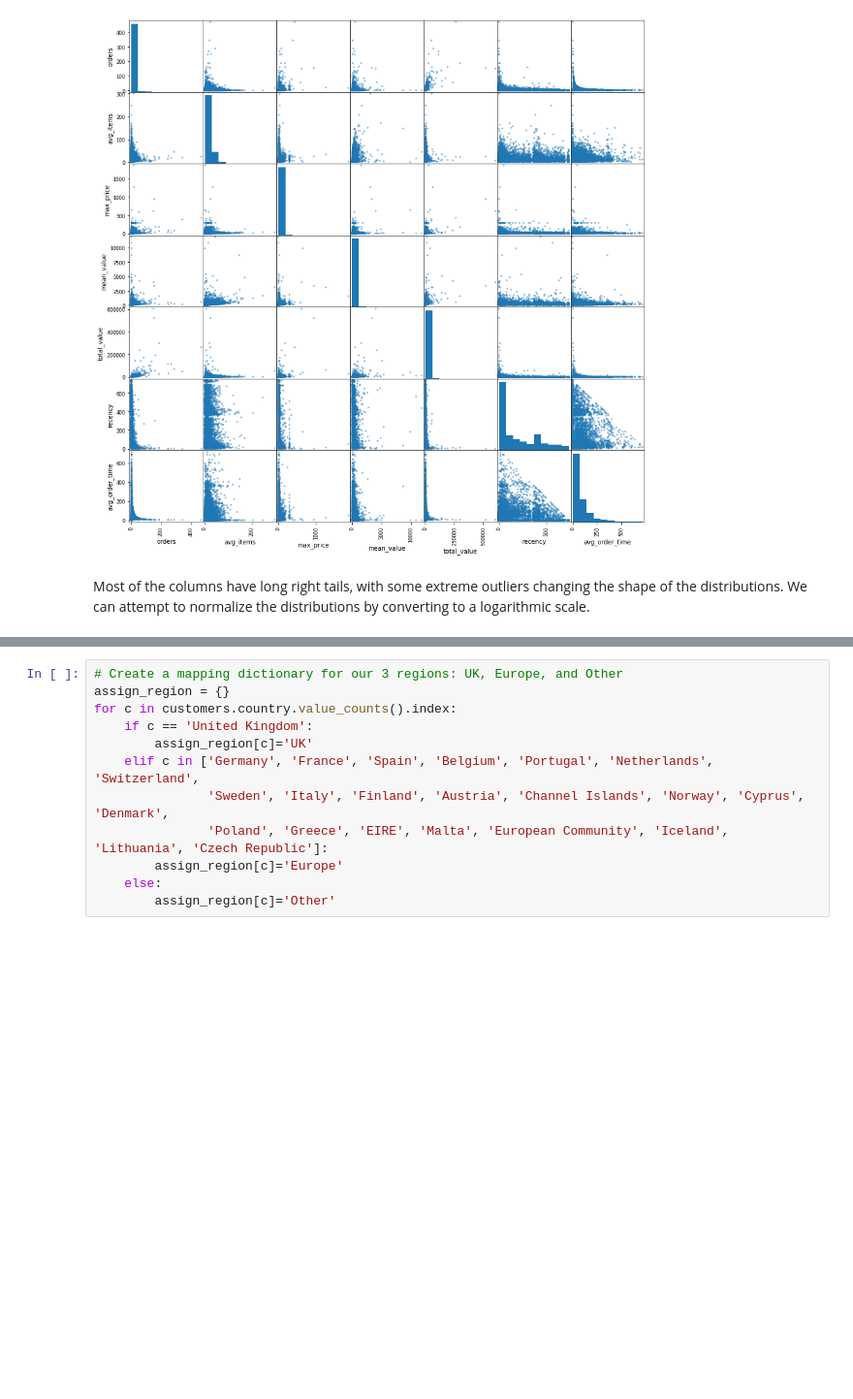
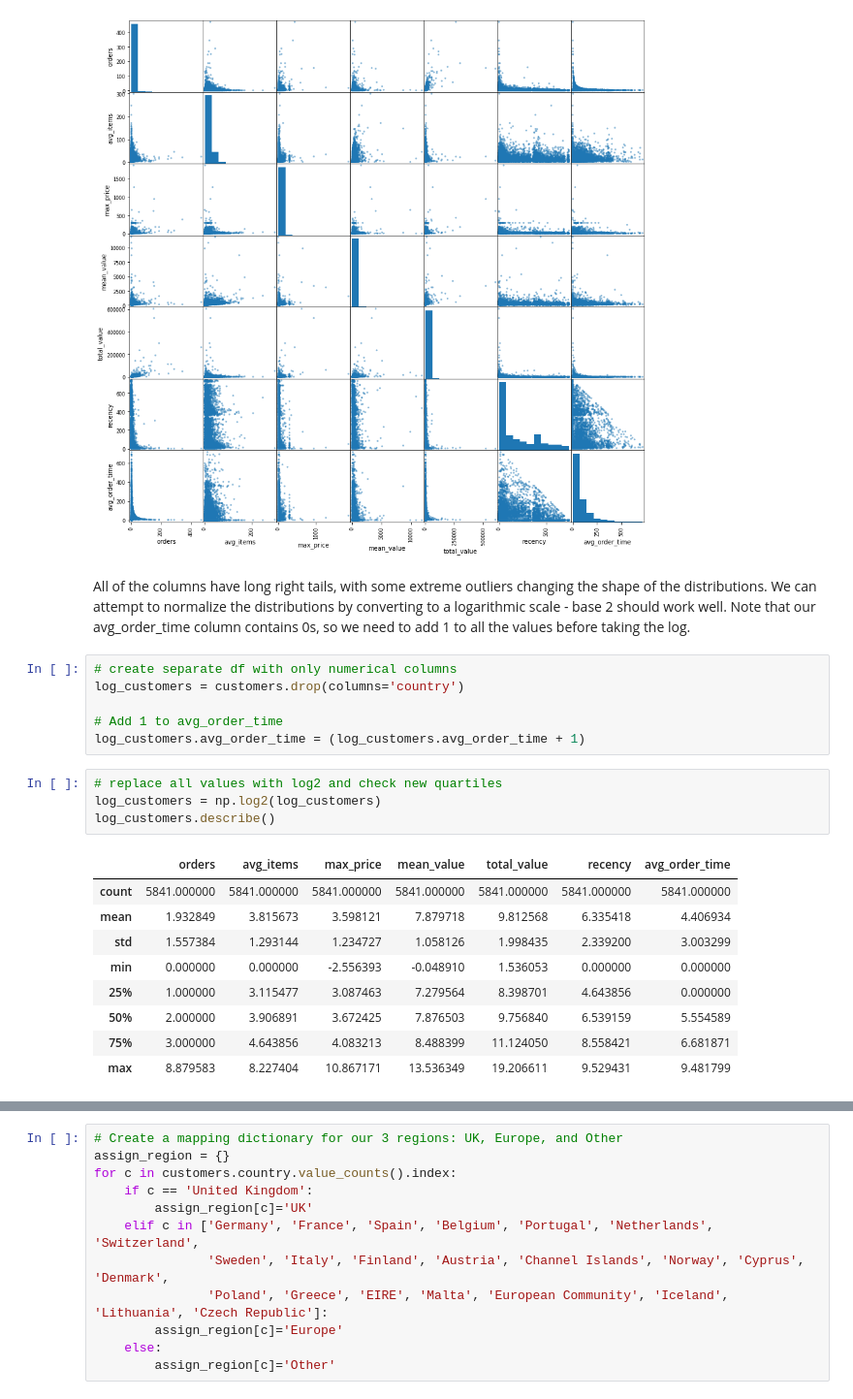
Before and after one commit to Pandeming/Customer_Segmentation, a Jupyter notebook: 01 Data Wrangling.ipynb, the cells around one changed output, grey strips where cells are left out. Shown at 97% size. Cells and saved outputs as stored; diff of their text form; blank space fills up the shorter version.

```diff
--- a/01 Data Wrangling.ipynb
+++ b/01 Data Wrangling.ipynb
@@ -717,4 +717,24 @@ scatter_matrix(customers, figsize=(15, 15));
 # %% [output]
 [figure]
 # %% [markdown]
-Most of the columns have long right tails, with some extreme outliers changing the shape of the distributions. We can attempt to normalize the distributions by converting to a logarithmic scale.
+All of the columns have long right tails, with some extreme outliers changing the shape of the distributions. We can attempt to normalize the distributions by converting to a logarithmic scale - base 2 should work well. Note that our avg_order_time column contains 0s, so we need to add 1 to all the values before taking the log.
+# %%
+# create separate df with only numerical columns
+log_customers = customers.drop(columns='country')
+
+# Add 1 to avg_order_time
+log_customers.avg_order_time = (log_customers.avg_order_time + 1)
+# %%
+# replace all values with log2 and check new quartiles
+log_customers = np.log2(log_customers)
+log_customers.describe()
+# %% [output]
+|  | orders | avg_items | max_price | mean_value | total_value | recency | avg_order_time |
+| count | 5841.000000 | 5841.000000 | 5841.000000 | 5841.000000 | 5841.000000 | 5841.000000 | 5841.000000 |
+| mean | 1.932849 | 3.815673 | 3.598121 | 7.879718 | 9.812568 | 6.335418 | 4.406934 |
+| std | 1.557384 | 1.293144 | 1.234727 | 1.058126 | 1.998435 | 2.339200 | 3.003299 |
+| min | 0.000000 | 0.000000 | -2.556393 | -0.048910 | 1.536053 | 0.000000 | 0.000000 |
+| 25% | 1.000000 | 3.115477 | 3.087463 | 7.279564 | 8.398701 | 4.643856 | 0.000000 |
+| 50% | 2.000000 | 3.906891 | 3.672425 | 7.876503 | 9.756840 | 6.539159 | 5.554589 |
+| 75% | 3.000000 | 4.643856 | 4.083213 | 8.488399 | 11.124050 | 8.558421 | 6.681871 |
+| max | 8.879583 | 8.227404 | 10.867171 | 13.536349 | 19.206611 | 9.529431 | 9.481799 |
```
Also changed, not shown: parts of 9 cells of this notebook, 4 other files.
